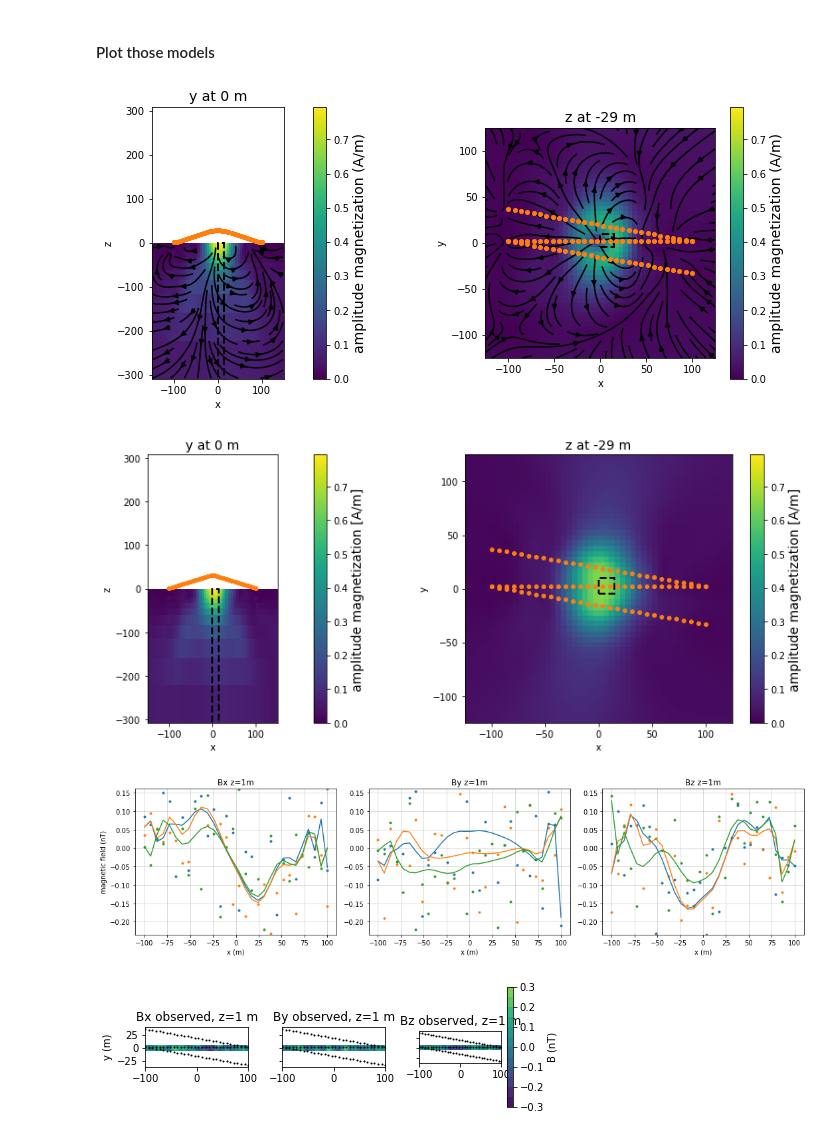
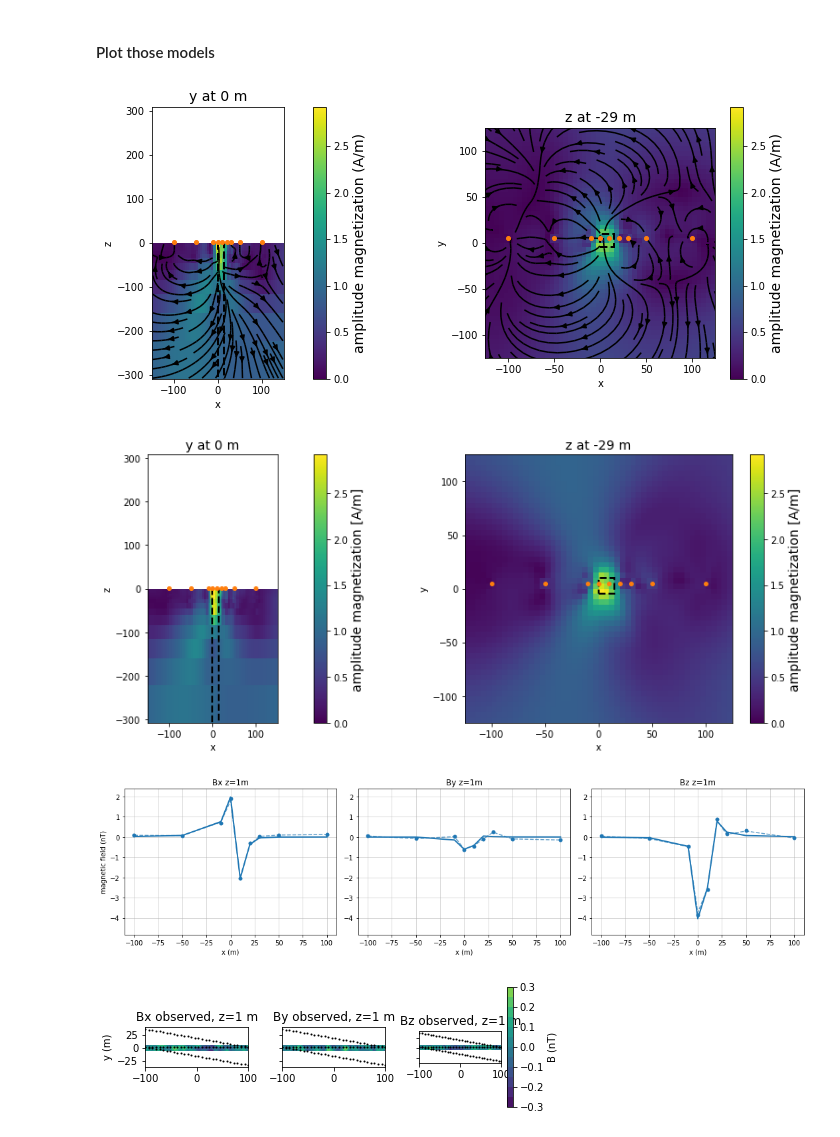
Before and after one commit to AnnaMittelholz/mars-mag-2021, a Jupyter notebook: mvi_IntrusionScenario.ipynb, the cells around one changed output. Cells and saved outputs as stored; diff of their text form; code cells hidden in the pictures.

```diff
--- a/mvi_IntrusionScenario.ipynb
+++ b/mvi_IntrusionScenario.ipynb
@@ -32,7 +32,7 @@ from pymatsolver import Pardiso as Solver
 # %% [markdown]
 Set Flags for sampling strategy and use of topography
 # %%
-inflight=1     # inflight sampling is 1; landed sampling is 0; 2 is mesh
+inflight=0     # inflight sampling is 1; landed sampling is 0; 2 is mesh
 use_topo=False
 # %% [markdown]
 # Forward problem
@@ -342,7 +342,7 @@ synthetic_data = simulation.make_synthetic_data(
     utils.mkvc(model),
     noise_floor=0.1, # standard deviation of the noise in nT
     relative_error=0,  # if you want to include a percent noise
-    add_noise=False  # do we add noise to the data we will use in the inversion?
+    add_noise=True  # do we add noise to the data we will use in the inversion?
 )
 # %%
 survey_z_s = [1]
@@ -555,13 +552,14 @@ plot_amplitude(mesh, nC, active_cell_map, maxval,mrec_cartesian, ax=ax[0])
 plot_amplitude(mesh, nC, active_cell_map, maxval,mrec_cartesian, ax=ax[1], normal="Z", ind=zind)
 plt.tight_layout()
 # %% [output]
-[figure, old version]
+[figure, new version]
-[figure, old version]
+[figure, new version]
 # %%
-ax = plot_data_profile(synthetic_data.dobs, plot_opts={"marker":"o", "lw":0}, label=False)
-ax = plot_data_profile(inv_prob.dpred, ax=ax, label=False)
+ax = plot_data_profile(inv_prob.dpred, plot_opts={"linestyle":"--", "alpha":0.7},label=False)
+ax = plot_data_profile(synthetic_data.dclean, ax=ax,plot_opts={"lw":2},label=False)
+ax = plot_data_profile(synthetic_data.dobs, ax=ax, plot_opts={"marker":"o", "lw":0,"ms":5}, label=False)
 # %% [output]
-[figure, old version]
+[figure, new version]
 # %%
 if len(survey_y) > 1:
     plot_2d_data(synthetic_data.dobs, title="observed", xlabel=False)
```
Also changed, not shown: parts of 6 cells of this notebook, 3 other files.
